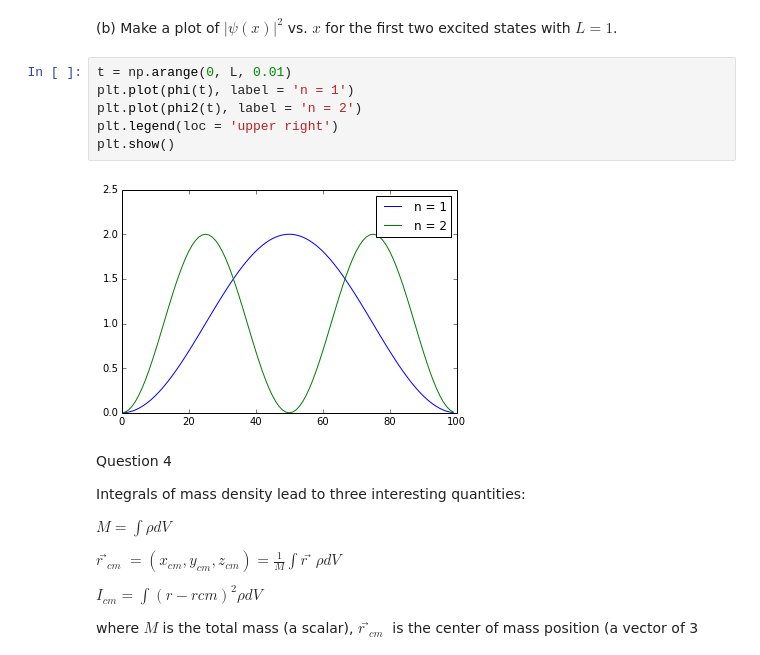
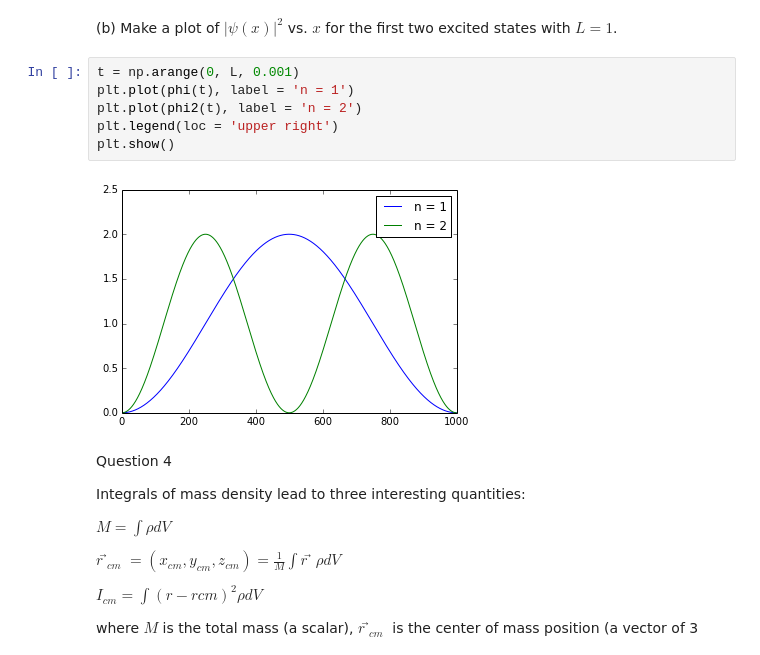
Before and after one commit to abardess/PHYS202-S14, a Jupyter notebook: SciPy/IntegrationExercises.ipynb, the cells around one changed output. Cells and saved outputs as stored; diff of their text form.

```diff
--- a/SciPy/IntegrationExercises.ipynb
+++ b/SciPy/IntegrationExercises.ipynb
@@ -156,13 +156,13 @@ print integrate.trapz(phi2(t), t, 0.0000001)
 # %% [markdown]
 (b) Make a plot of $|ψ(x)|^2$ vs. $x$ for the first two excited states with $L=1$.
 # %%
-t = np.arange(0, L, 0.01)
+t = np.arange(0, L, 0.001)
 plt.plot(phi(t), label = 'n = 1')
 plt.plot(phi2(t), label = 'n = 2')
 plt.legend(loc = 'upper right')
 plt.show()
 # %% [output]
-[figure, old version]
+[figure, new version]
 # %% [markdown]
 
 Question 4
```
Also changed, not shown: parts of 9 cells of this notebook.
